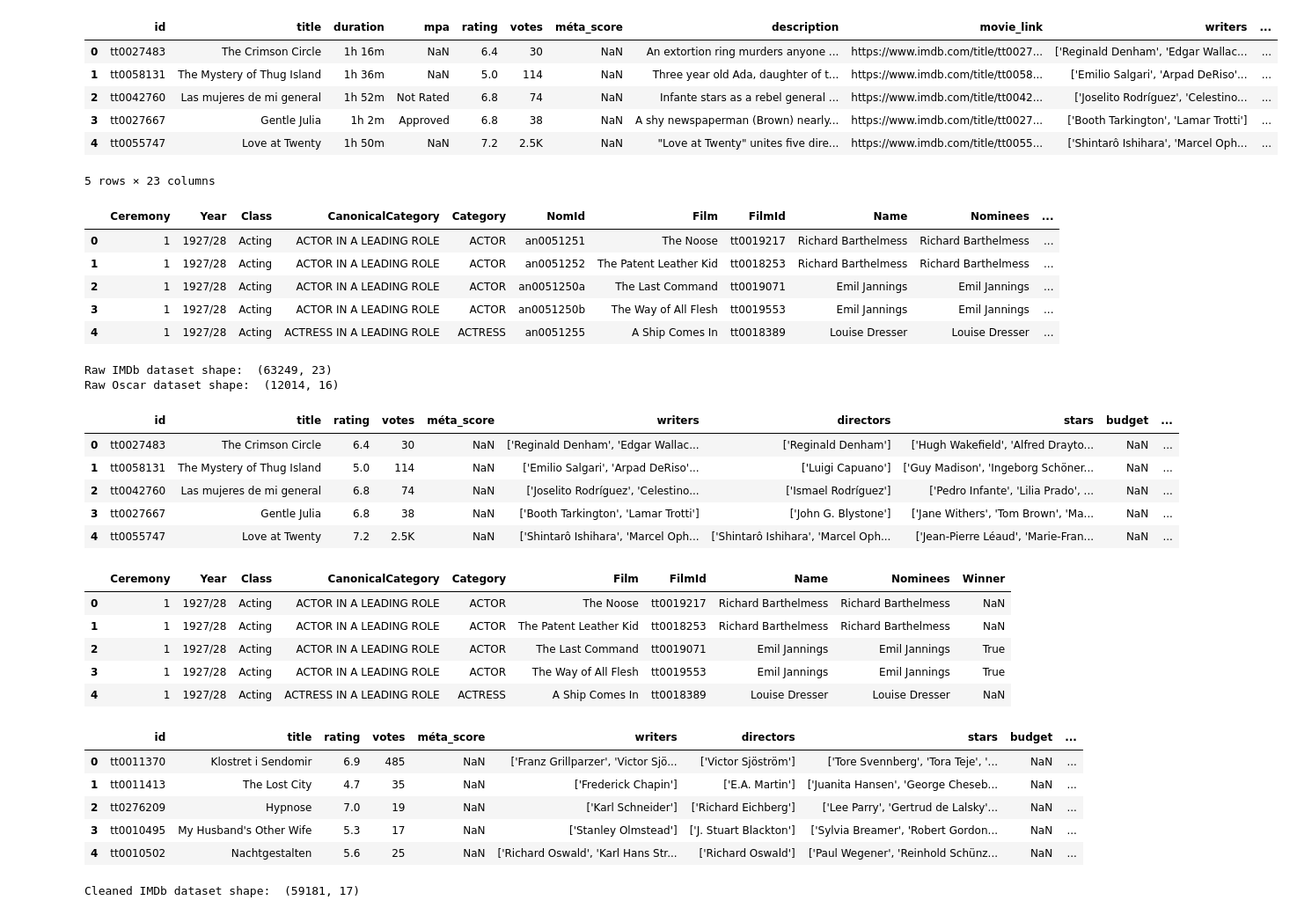
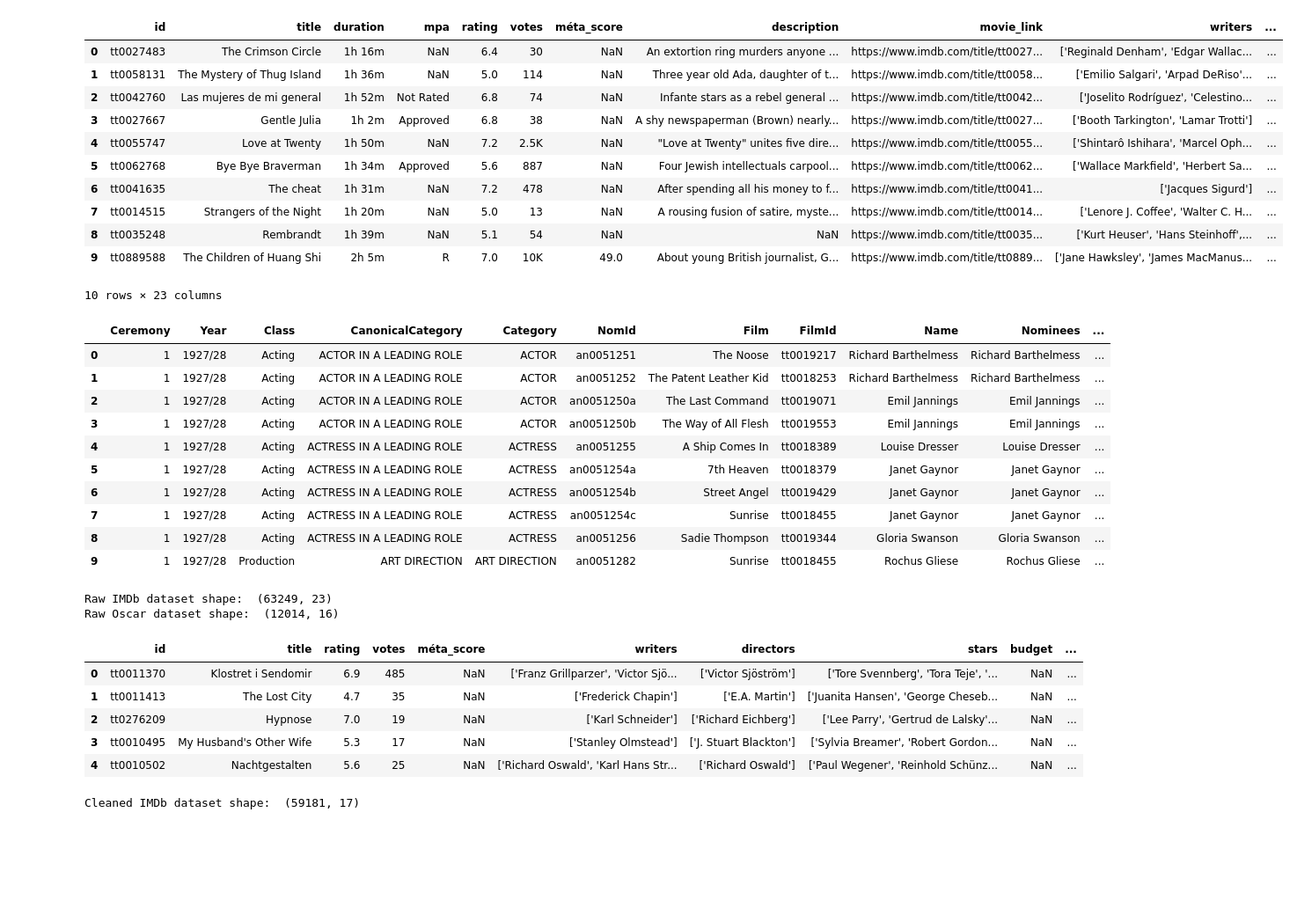
Before and after one commit to jad-bey/SIADS-593-Film-Awards-Data-Analysis, a Jupyter notebook: dataset.ipynb, the cells around one changed output. Shown at 88% size. Drawn from its saved outputs; the diff is of its cells as text; code cells hidden in the pictures; blank space fills up the shorter version.

Commit message:
finshed data cleaning and started joining datasets

```diff
--- a/dataset.ipynb
+++ b/dataset.ipynb
@@ -7,19 +8,24 @@ import numpy as np
 # %%
 # read in imdb dataset
 raw_imdb_df = pd.read_csv("imdb_data/imdb_full_data.csv")
-raw_imdb_df.head()
+raw_imdb_df.head(10)
 # %% [output]
 |  | id | title | duration | mpa | rating | votes | méta_score | description | movie_link | writers | ... |
 | 0 | tt0027483 | The Crimson Circle | 1h 16m | NaN | 6.4 | 30 | NaN | An extortion ring murders anyone ... | https://www.imdb.com/title/tt0027... | ['Reginald Denham', 'Edgar Wallac... | ... |
 | 1 | tt0058131 | The Mystery of Thug Island | 1h 36m | NaN | 5.0 | 114 | NaN | Three year old Ada, daughter of t... | https://www.imdb.com/title/tt0058... | ['Emilio Salgari', 'Arpad DeRiso'... | ... |
 | 2 | tt0042760 | Las mujeres de mi general | 1h 52m | Not Rated | 6.8 | 74 | NaN | Infante stars as a rebel general ... | https://www.imdb.com/title/tt0042... | ['Joselito Rodríguez', 'Celestino... | ... |
 | 3 | tt0027667 | Gentle Julia | 1h 2m | Approved | 6.8 | 38 | NaN | A shy newspaperman (Brown) nearly... | https://www.imdb.com/title/tt0027... | ['Booth Tarkington', 'Lamar Trotti'] | ... |
 | 4 | tt0055747 | Love at Twenty | 1h 50m | NaN | 7.2 | 2.5K | NaN | "Love at Twenty" unites five dire... | https://www.imdb.com/title/tt0055... | ['Shintarô Ishihara', 'Marcel Oph... | ... |
+| 5 | tt0062768 | Bye Bye Braverman | 1h 34m | Approved | 5.6 | 887 | NaN | Four Jewish intellectuals carpool... | https://www.imdb.com/title/tt0062... | ['Wallace Markfield', 'Herbert Sa... | ... |
+| 6 | tt0041635 | The cheat | 1h 31m | NaN | 7.2 | 478 | NaN | After spending all his money to f... | https://www.imdb.com/title/tt0041... | ['Jacques Sigurd'] | ... |
+| 7 | tt0014515 | Strangers of the Night | 1h 20m | NaN | 5.0 | 13 | NaN | A rousing fusion of satire, myste... | https://www.imdb.com/title/tt0014... | ['Lenore J. Coffee', 'Walter C. H... | ... |
+| 8 | tt0035248 | Rembrandt | 1h 39m | NaN | 5.1 | 54 | NaN | NaN | https://www.imdb.com/title/tt0035... | ['Kurt Heuser', 'Hans Steinhoff',... | ... |
+| 9 | tt0889588 | The Children of Huang Shi | 2h 5m | R | 7.0 | 10K | 49.0 | About young British journalist, G... | https://www.imdb.com/title/tt0889... | ['Jane Hawksley', 'James MacManus... | ... |
-5 rows × 23 columns
+10 rows × 23 columns
 # %%
 # read in oscar dataset
 raw_oscar_df = pd.read_csv("oscar_data/oscar_full_data.csv", sep="\t")
-raw_oscar_df.head()
+raw_oscar_df.head(10)
 # %% [output]
 |  | Ceremony | Year | Class | CanonicalCategory | Category | NomId | Film | FilmId | Name | Nominees | ... |
 | 0 | 1 | 1927/28 | Acting | ACTOR IN A LEADING ROLE | ACTOR | an0051251 | The Noose | tt0019217 | Richard Barthelmess | Richard Barthelmess | ... |
@@ -27,6 +33,11 @@ raw_oscar_df.head()
 | 2 | 1 | 1927/28 | Acting | ACTOR IN A LEADING ROLE | ACTOR | an0051250a | The Last Command | tt0019071 | Emil Jannings | Emil Jannings | ... |
 | 3 | 1 | 1927/28 | Acting | ACTOR IN A LEADING ROLE | ACTOR | an0051250b | The Way of All Flesh | tt0019553 | Emil Jannings | Emil Jannings | ... |
 | 4 | 1 | 1927/28 | Acting | ACTRESS IN A LEADING ROLE | ACTRESS | an0051255 | A Ship Comes In | tt0018389 | Louise Dresser | Louise Dresser | ... |
+| 5 | 1 | 1927/28 | Acting | ACTRESS IN A LEADING ROLE | ACTRESS | an0051254a | 7th Heaven | tt0018379 | Janet Gaynor | Janet Gaynor | ... |
+| 6 | 1 | 1927/28 | Acting | ACTRESS IN A LEADING ROLE | ACTRESS | an0051254b | Street Angel | tt0019429 | Janet Gaynor | Janet Gaynor | ... |
+| 7 | 1 | 1927/28 | Acting | ACTRESS IN A LEADING ROLE | ACTRESS | an0051254c | Sunrise | tt0018455 | Janet Gaynor | Janet Gaynor | ... |
+| 8 | 1 | 1927/28 | Acting | ACTRESS IN A LEADING ROLE | ACTRESS | an0051256 | Sadie Thompson | tt0019344 | Gloria Swanson | Gloria Swanson | ... |
+| 9 | 1 | 1927/28 | Production | ART DIRECTION | ART DIRECTION | an0051282 | Sunrise | tt0018455 | Rochus Gliese | Rochus Gliese | ... |
 # %%
 # number of rows and columns for each dataset
 print("Raw IMDb dataset shape: ", raw_imdb_df.shape)
@@ -37,40 +48,21 @@ Raw Oscar dataset shape:  (12014, 16)
 # %%
 # keep all relevant rows in imdb dataset
 imdb_df = raw_imdb_df.drop(columns=['mpa', 'duration', 'description', 'movie_link', 'filming_locations', 'awards_content'])
+
+# filter out NaNs in rating or votes columns
+imdb_df = imdb_df.dropna(subset=['rating', 'votes'], how='any')
+
+# sort release date by ascending order (convert column from string to datetime)
+imdb_df = imdb_df.assign(release_date=pd.to_datetime(imdb_df['release_date'])).sort_values(by='release_date').reset_index(drop=True)
+
 imdb_df.head()
 # %% [output]
 |  | id | title | rating | votes | méta_score | writers | directors | stars | budget | ... |
-| 0 | tt0027483 | The Crimson Circle | 6.4 | 30 | NaN | ['Reginald Denham', 'Edgar Wallac... | ['Reginald Denham'] | ['Hugh Wakefield', 'Alfred Drayto... | NaN | ... |
-| 1 | tt0058131 | The Mystery of Thug Island | 5.0 | 114 | NaN | ['Emilio Salgari', 'Arpad DeRiso'... | ['Luigi Capuano'] | ['Guy Madison', 'Ingeborg Schöner... | NaN | ... |
-| 2 | tt0042760 | Las mujeres de mi general | 6.8 | 74 | NaN | ['Joselito Rodríguez', 'Celestino... | ['Ismael Rodríguez'] | ['Pedro Infante', 'Lilia Prado', ... | NaN | ... |
-| 3 | tt0027667 | Gentle Julia | 6.8 | 38 | NaN | ['Booth Tarkington', 'Lamar Trotti'] | ['John G. Blystone'] | ['Jane Withers', 'Tom Brown', 'Ma... | NaN | ... |
-| 4 | tt0055747 | Love at Twenty | 7.2 | 2.5K | NaN | ['Shintarô Ishihara', 'Marcel Oph... | ['Shintarô Ishihara', 'Marcel Oph... | ['Jean-Pierre Léaud', 'Marie-Fran... | NaN | ... |
+| 0 | tt0011370 | Klostret i Sendomir | 6.9 | 485 | NaN | ['Franz Grillparzer', 'Victor Sjö... | ['Victor Sjöström'] | ['Tore Svennberg', 'Tora Teje', '... | NaN | ... |
+| 1 | tt0011413 | The Lost City | 4.7 | 35 | NaN | ['Frederick Chapin'] | ['E.A. Martin'] | ['Juanita Hansen', 'George Cheseb... | NaN | ... |
+| 2 | tt0276209 | Hypnose | 7.0 | 19 | NaN | ['Karl Schneider'] | ['Richard Eichberg'] | ['Lee Parry', 'Gertrud de Lalsky'... | NaN | ... |
+| 3 | tt0010495 | My Husband's Other Wife | 5.3 | 17 | NaN | ['Stanley Olmstead'] | ['J. Stuart Blackton'] | ['Sylvia Breamer', 'Robert Gordon... | NaN | ... |
+| 4 | tt0010502 | Nachtgestalten | 5.6 | 25 | NaN | ['Richard Oswald', 'Karl Hans Str... | ['Richard Oswald'] | ['Paul Wegener', 'Reinhold Schünz... | NaN | ... |
-# %%
-# keep all relevant rows in oscar dataset
-oscar_df = raw_oscar_df.drop(columns=['NomId', 'NomineeIds', 'Detail', 'Note', 'Citation', 'MultifilmNomination'])
-oscar_df.head()
-# %% [output]
-|  | Ceremony | Year | Class | CanonicalCategory | Category | Film | FilmId | Name | Nominees | Winner |
-| 0 | 1 | 1927/28 | Acting | ACTOR IN A LEADING ROLE | ACTOR | The Noose | tt0019217 | Richard Barthelmess | Richard Barthelmess | NaN |
-| 1 | 1 | 1927/28 | Acting | ACTOR IN A LEADING ROLE | ACTOR | The Patent Leather Kid | tt0018253 | Richard Barthelmess | Richard Barthelmess | NaN |
-| 2 | 1 | 1927/28 | Acting | ACTOR IN A LEADING ROLE | ACTOR | The Last Command | tt0019071 | Emil Jannings | Emil Jannings | True |
-| 3 | 1 | 1927/28 | Acting | ACTOR IN A LEADING ROLE | ACTOR | The Way of All Flesh | tt0019553 | Emil Jannings | Emil Jannings | True |
-| 4 | 1 | 1927/28 | Acting | ACTRESS IN A LEADING ROLE | ACTRESS | A Ship Comes In | tt0018389 | Louise Dresser | Louise Dresser | NaN |
-# %%
-# drop null values in imdb dataset and sort release date by ascending order
-# filter by NaNs in rating or votes columns
-imdb_df = imdb_df.dropna(subset=['rating', 'votes'], how='any')
-
-# sort release date by ascending order (convert column from string to datetime)
-imdb_df = imdb_df.assign(release_date=pd.to_datetime(imdb_df['release_date'])).sort_values(by='release_date').reset_index(drop=True)
-imdb_df.head()
-# %% [output]
-|  | id | title | rating | votes | méta_score | writers | directors | stars | budget | ... |
-| 0 | tt0011370 | Klostret i Sendomir | 6.9 | 485 | NaN | ['Franz Grillparzer', 'Victor Sjö... | ['Victor Sjöström'] | ['Tore Svennberg', 'Tora Teje', '... | NaN | ... |
-| 1 | tt0011413 | The Lost City | 4.7 | 35 | NaN | ['Frederick Chapin'] | ['E.A. Martin'] | ['Juanita Hansen', 'George Cheseb... | NaN | ... |
-| 2 | tt0276209 | Hypnose | 7.0 | 19 | NaN | ['Karl Schneider'] | ['Richard Eichberg'] | ['Lee Parry', 'Gertrud de Lalsky'... | NaN | ... |
-| 3 | tt0010495 | My Husband's Other Wife | 5.3 | 17 | NaN | ['Stanley Olmstead'] | ['J. Stuart Blackton'] | ['Sylvia Breamer', 'Robert Gordon... | NaN | ... |
-| 4 | tt0010502 | Nachtgestalten | 5.6 | 25 | NaN | ['Richard Oswald', 'Karl Hans Str... | ['Richard Oswald'] | ['Paul Wegener', 'Reinhold Schünz... | NaN | ... |
 # %%
 # display shape of cleaned imdb dataset
 print("Cleaned IMDb dataset shape: ", imdb_df.shape)
```
Also changed, not shown: parts of 7 cells of this notebook, 3 other files.
